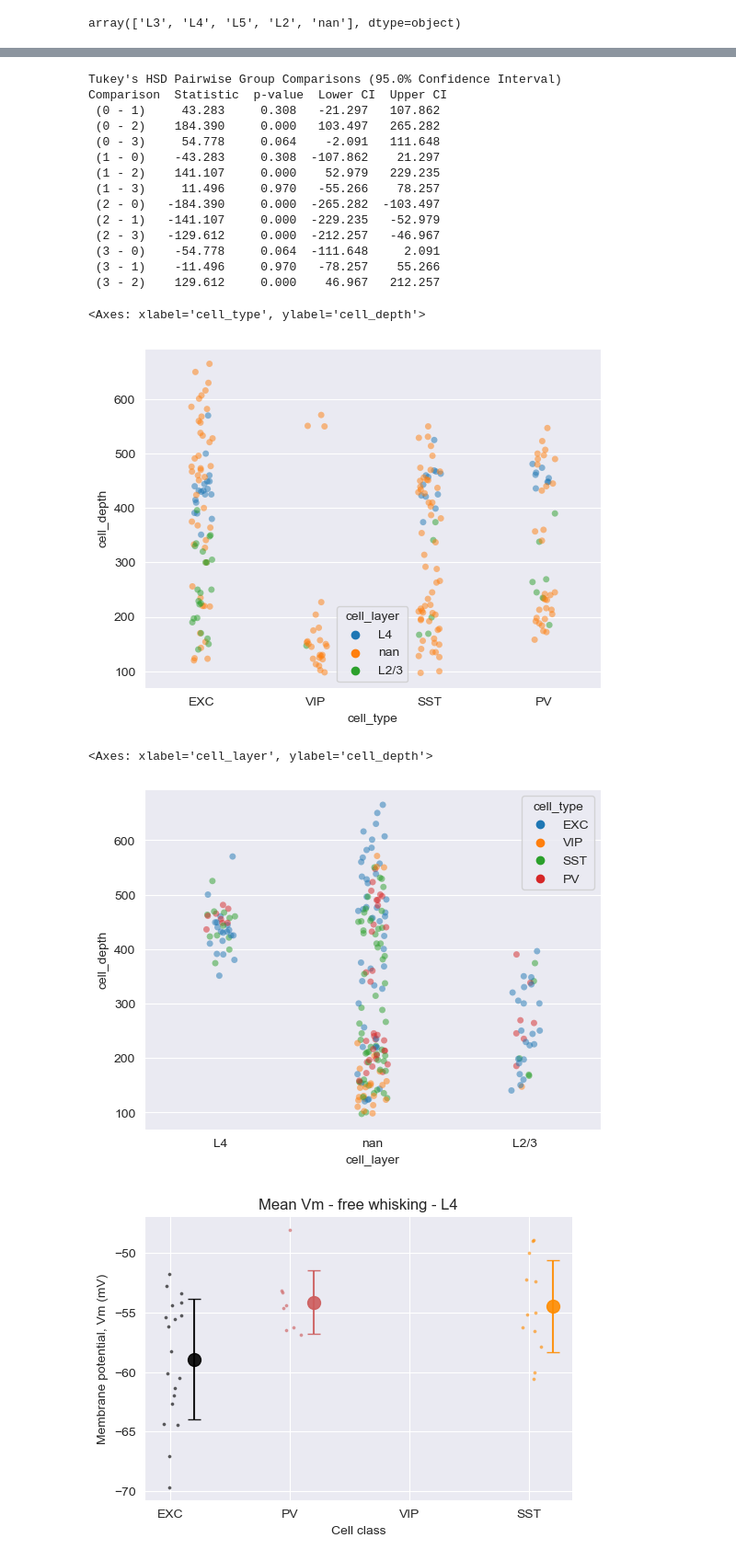
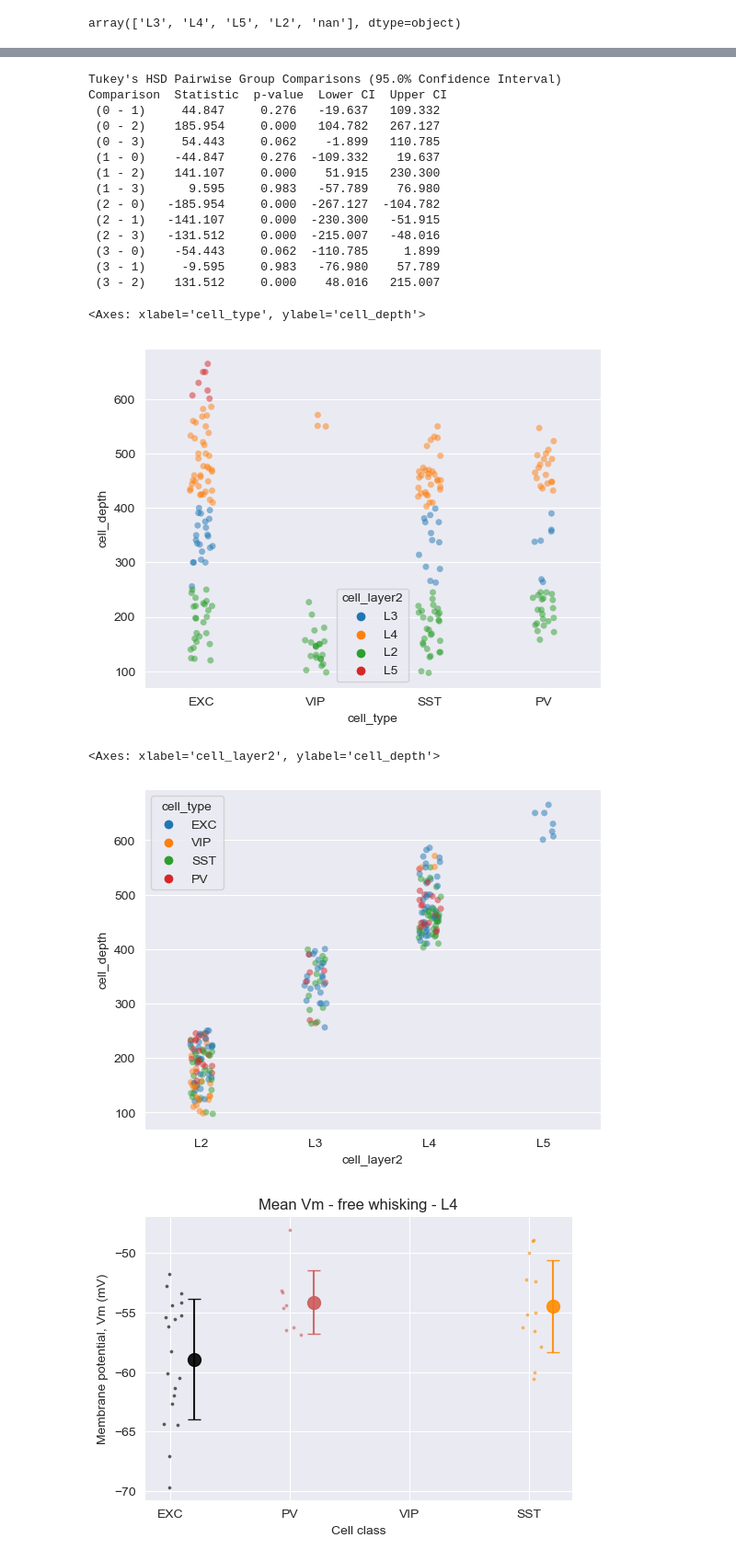
Before and after one commit to 2Tricky4u/bio482_miniproject, a Jupyter notebook: python/notebooks/Layer_cell_depth_dependency_analysis.ipynb, the cells around one changed output, grey strips where cells are left out. Shown at 92% size. Drawn from its saved outputs; the diff is of its cells as text; code cells hidden in the pictures.

Commit message:
Separate dict in two part

```diff
--- a/python/notebooks/Layer_cell_depth_dependency_analysis.ipynb
+++ b/python/notebooks/Layer_cell_depth_dependency_analysis.ipynb
@@ -306,8 +385,3 @@ if os.path.isfile(saved_dict_path):
 else:
     with open('savec_dict_path', 'wb') as handle:
         pickle.dump(result_dict, handle, protocol=pickle.HIGHEST_PROTOCOL)
-# %%
-result_df = pd.DataFrame(result_dict)
-
-layer_df = result_df.groupby('cell_layer').describe()
-layer_df
@@ -409,28 +489,28 @@ print(Res)
 # %% [output]
 Tukey's HSD Pairwise Group Comparisons (95.0% Confidence Interval)
 Comparison  Statistic  p-value  Lower CI  Upper CI
- (0 - 1)     43.283     0.308   -21.297   107.862
- (0 - 2)    184.390     0.000   103.497   265.282
- (0 - 3)     54.778     0.064    -2.091   111.648
- (1 - 0)    -43.283     0.308  -107.862    21.297
- (1 - 2)    141.107     0.000    52.979   229.235
- (1 - 3)     11.496     0.970   -55.266    78.257
- (2 - 0)   -184.390     0.000  -265.282  -103.497
- (2 - 1)   -141.107     0.000  -229.235   -52.979
- (2 - 3)   -129.612     0.000  -212.257   -46.967
- (3 - 0)    -54.778     0.064  -111.648     2.091
- (3 - 1)    -11.496     0.970   -78.257    55.266
- (3 - 2)    129.612     0.000    46.967   212.257
+ (0 - 1)     44.847     0.276   -19.637   109.332
+ (0 - 2)    185.954     0.000   104.782   267.127
+ (0 - 3)     54.443     0.062    -1.899   110.785
+ (1 - 0)    -44.847     0.276  -109.332    19.637
+ (1 - 2)    141.107     0.000    51.915   230.300
+ (1 - 3)      9.595     0.983   -57.789    76.980
+ (2 - 0)   -185.954     0.000  -267.127  -104.782
+ (2 - 1)   -141.107     0.000  -230.300   -51.915
+ (2 - 3)   -131.512     0.000  -215.007   -48.016
+ (3 - 0)    -54.443     0.062  -110.785     1.899
+ (3 - 1)     -9.595     0.983   -76.980    57.789
+ (3 - 2)    131.512     0.000    48.016   215.007
 # %%
-sns.stripplot(data=result_df, x="cell_type", y="cell_depth", jitter=True, alpha=0.5, hue='cell_layer')
+sns.stripplot(data=result_df, x="cell_type", y="cell_depth", jitter=True, alpha=0.5, hue='cell_layer2')
 # %% [output]
 <Axes: xlabel='cell_type', ylabel='cell_depth'>
-[figure, old version]
+[figure, new version]
 # %%
-sns.stripplot(data=result_df, x="cell_layer", y="cell_depth", jitter=True, alpha=0.5, hue="cell_type")
+sns.stripplot(data=result_df, x="cell_layer2", y="cell_depth", jitter=True, alpha=0.5, hue="cell_type", order=['L2', 'L3', 'L4', 'L5'])
 # %% [output]
-<Axes: xlabel='cell_layer', ylabel='cell_depth'>
+<Axes: xlabel='cell_layer2', ylabel='cell_depth'>
-[figure, old version]
+[figure, new version]
 # %%
 for layer in result_df.cell_layer.unique():
 
```
Also changed, not shown: parts of 14 cells of this notebook.
